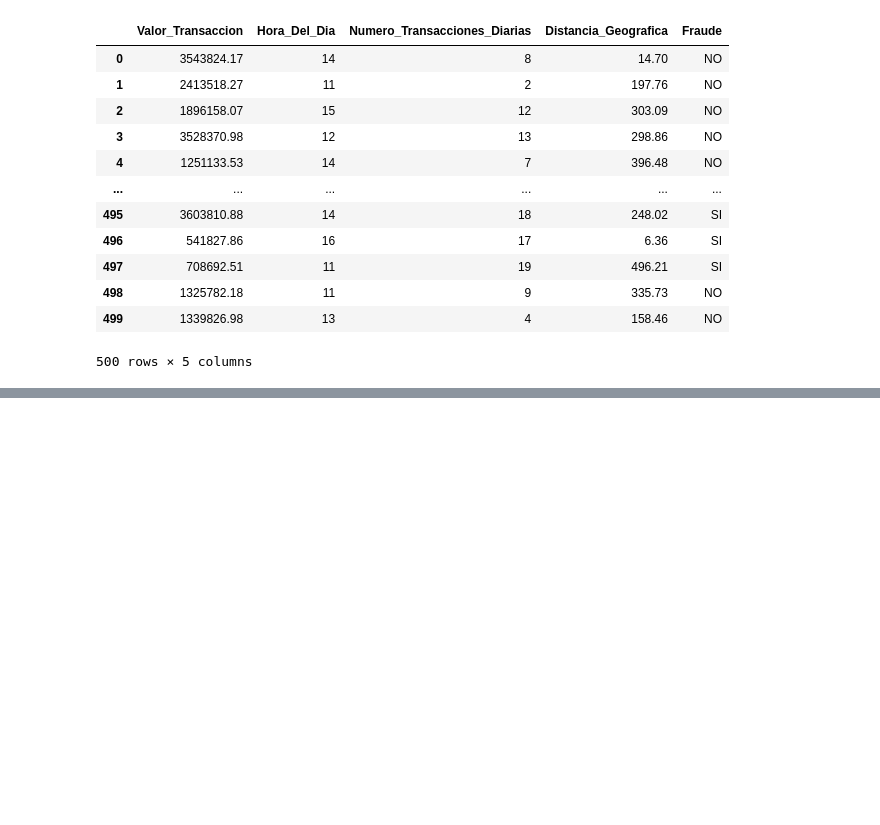
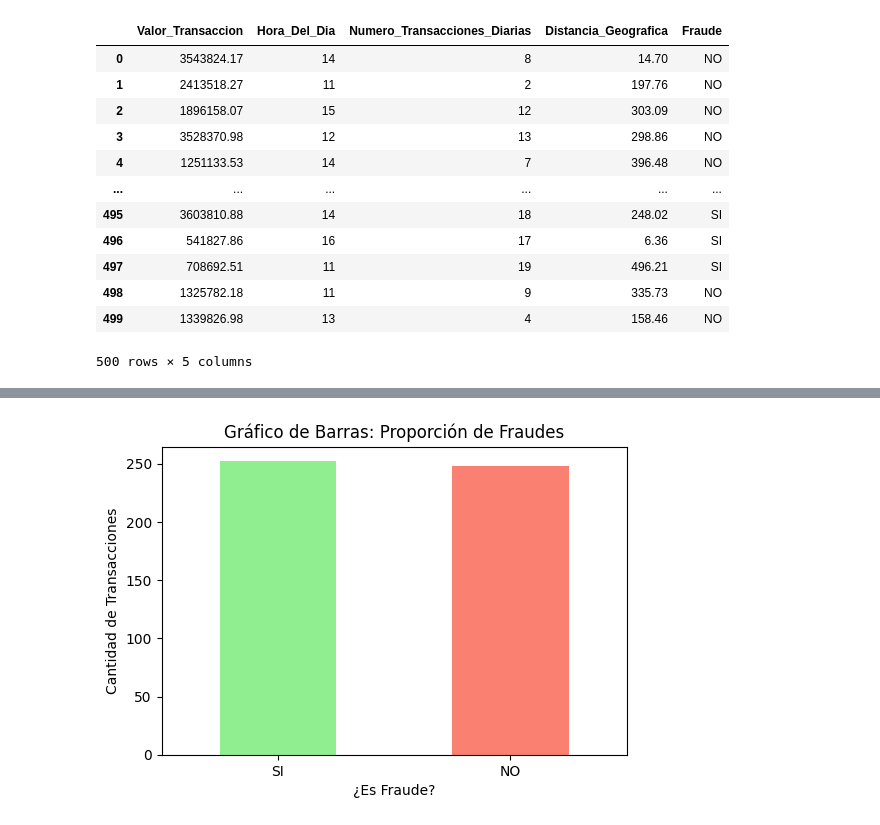
Before and after one commit to Karol-Caicedo/INTELIGENCIA_ARTIFICIAL, a Jupyter notebook: taller_practico_librerias_numpy_matplotlib_seaborn.ipynb, the cells around one changed output, grey strips where cells are left out. Drawn from its saved outputs; the diff is of its cells as text; code cells hidden in the pictures; blank space fills up the shorter version.

```diff
--- a/taller_practico_librerias_numpy_matplotlib_seaborn.ipynb
+++ b/taller_practico_librerias_numpy_matplotlib_seaborn.ipynb
@@ -408,0 +530,11 @@ df
+# %%
+# 2. Gráficos de barras (Conteo de transacciones fraudulentas vs normales)
+plt.figure(figsize=(6, 4))
+df['Fraude'].value_counts().plot(kind='bar', color=['lightgreen', 'salmon'])
+plt.title('Gráfico de Barras: Proporción de Fraudes')
+plt.xlabel('¿Es Fraude?')
+plt.ylabel('Cantidad de Transacciones')
+plt.xticks(rotation=0)
+plt.show()
+# %% [output]
+[figure, added]
```
Also changed, not shown: parts of 16 cells of this notebook.
